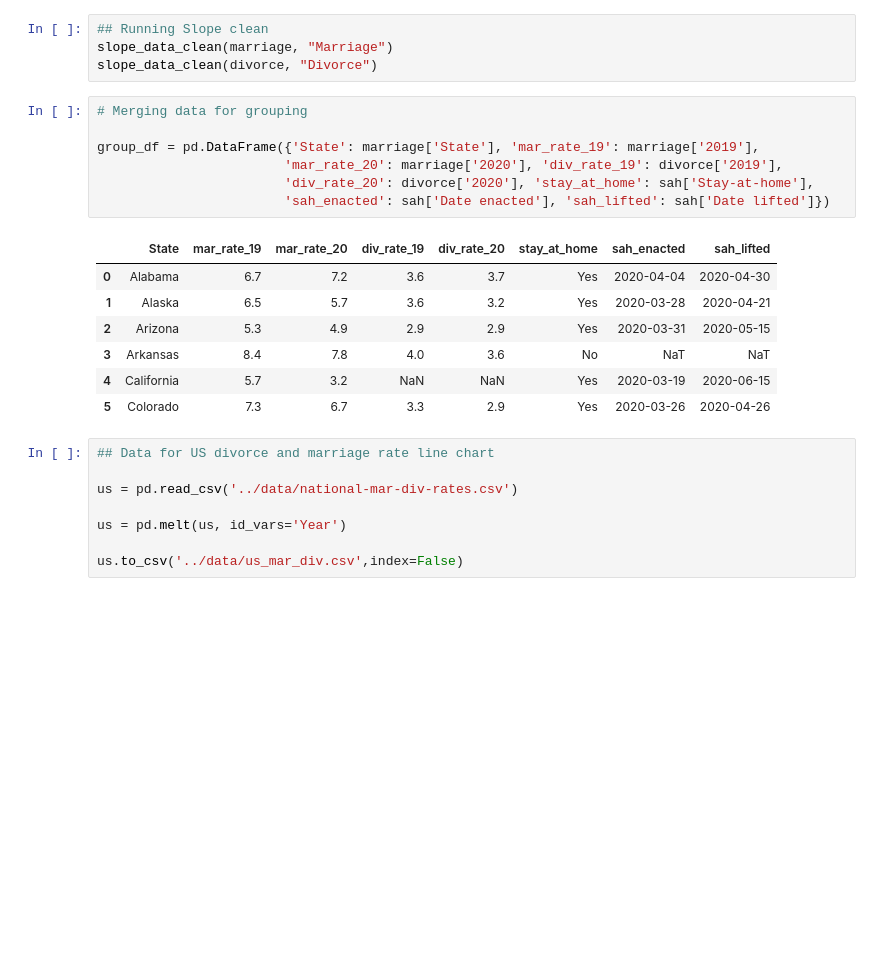
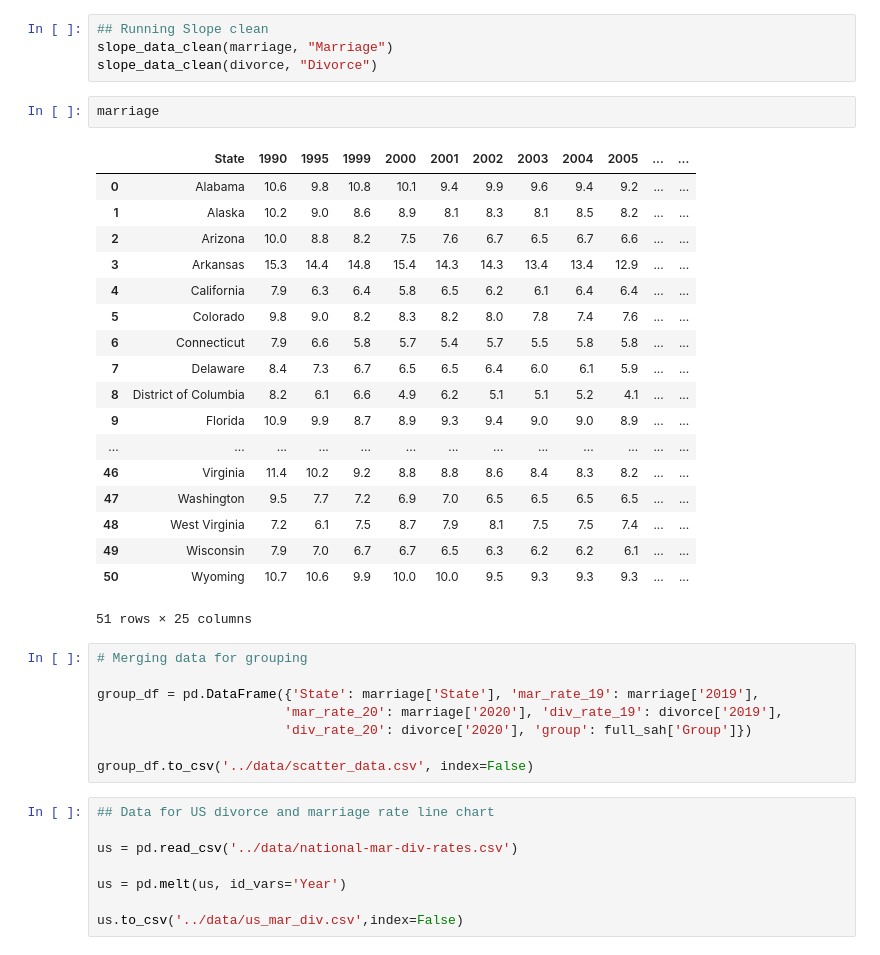
Before and after one commit to aforde17/CAPP30239_FA22, a Jupyter notebook: project/data-cleaning.ipynb, the cells around one changed output. Saved outputs shown, nothing was run; the diff lists cells and outputs as text; blank space fills up the shorter version.

Commit message:
Working on Marriage Rate scatter charts

```diff
--- a/project/data-cleaning.ipynb
+++ b/project/data-cleaning.ipynb
@@ -76,21 +80,35 @@ def slope_data_clean(df, type):
 ## Running Slope clean
 slope_data_clean(marriage, "Marriage")
 slope_data_clean(divorce, "Divorce")
+# %%
+marriage
+# %% [output]
+|  | State | 1990 | 1995 | 1999 | 2000 | 2001 | 2002 | 2003 | 2004 | 2005 | ... | ... |
+| 0 | Alabama | 10.6 | 9.8 | 10.8 | 10.1 | 9.4 | 9.9 | 9.6 | 9.4 | 9.2 | ... | ... |
+| 1 | Alaska | 10.2 | 9.0 | 8.6 | 8.9 | 8.1 | 8.3 | 8.1 | 8.5 | 8.2 | ... | ... |
+| 2 | Arizona | 10.0 | 8.8 | 8.2 | 7.5 | 7.6 | 6.7 | 6.5 | 6.7 | 6.6 | ... | ... |
+| 3 | Arkansas | 15.3 | 14.4 | 14.8 | 15.4 | 14.3 | 14.3 | 13.4 | 13.4 | 12.9 | ... | ... |
+| 4 | California | 7.9 | 6.3 | 6.4 | 5.8 | 6.5 | 6.2 | 6.1 | 6.4 | 6.4 | ... | ... |
+| 5 | Colorado | 9.8 | 9.0 | 8.2 | 8.3 | 8.2 | 8.0 | 7.8 | 7.4 | 7.6 | ... | ... |
+| 6 | Connecticut | 7.9 | 6.6 | 5.8 | 5.7 | 5.4 | 5.7 | 5.5 | 5.8 | 5.8 | ... | ... |
+| 7 | Delaware | 8.4 | 7.3 | 6.7 | 6.5 | 6.5 | 6.4 | 6.0 | 6.1 | 5.9 | ... | ... |
+| 8 | District of Columbia | 8.2 | 6.1 | 6.6 | 4.9 | 6.2 | 5.1 | 5.1 | 5.2 | 4.1 | ... | ... |
+| 9 | Florida | 10.9 | 9.9 | 8.7 | 8.9 | 9.3 | 9.4 | 9.0 | 9.0 | 8.9 | ... | ... |
+| ... | ... | ... | ... | ... | ... | ... | ... | ... | ... | ... | ... | ... |
+| 46 | Virginia | 11.4 | 10.2 | 9.2 | 8.8 | 8.8 | 8.6 | 8.4 | 8.3 | 8.2 | ... | ... |
+| 47 | Washington | 9.5 | 7.7 | 7.2 | 6.9 | 7.0 | 6.5 | 6.5 | 6.5 | 6.5 | ... | ... |
+| 48 | West Virginia | 7.2 | 6.1 | 7.5 | 8.7 | 7.9 | 8.1 | 7.5 | 7.5 | 7.4 | ... | ... |
+| 49 | Wisconsin | 7.9 | 7.0 | 6.7 | 6.7 | 6.5 | 6.3 | 6.2 | 6.2 | 6.1 | ... | ... |
+| 50 | Wyoming | 10.7 | 10.6 | 9.9 | 10.0 | 10.0 | 9.5 | 9.3 | 9.3 | 9.3 | ... | ... |
+51 rows × 25 columns
 # %%
 # Merging data for grouping
 
 group_df = pd.DataFrame({'State': marriage['State'], 'mar_rate_19': marriage['2019'],
                         'mar_rate_20': marriage['2020'], 'div_rate_19': divorce['2019'],
-                        'div_rate_20': divorce['2020'], 'stay_at_home': sah['Stay-at-home'],
-                        'sah_enacted': sah['Date enacted'], 'sah_lifted': sah['Date lifted']})
+                        'div_rate_20': divorce['2020'], 'group': full_sah['Group']})
+
+group_df.to_csv('../data/scatter_data.csv', index=False)
-# %% [output]
-|  | State | mar_rate_19 | mar_rate_20 | div_rate_19 | div_rate_20 | stay_at_home | sah_enacted | sah_lifted |
-| 0 | Alabama | 6.7 | 7.2 | 3.6 | 3.7 | Yes | 2020-04-04 | 2020-04-30 |
-| 1 | Alaska | 6.5 | 5.7 | 3.6 | 3.2 | Yes | 2020-03-28 | 2020-04-21 |
-| 2 | Arizona | 5.3 | 4.9 | 2.9 | 2.9 | Yes | 2020-03-31 | 2020-05-15 |
-| 3 | Arkansas | 8.4 | 7.8 | 4.0 | 3.6 | No | NaT | NaT |
-| 4 | California | 5.7 | 3.2 | NaN | NaN | Yes | 2020-03-19 | 2020-06-15 |
-| 5 | Colorado | 7.3 | 6.7 | 3.3 | 2.9 | Yes | 2020-03-26 | 2020-04-26 |
 # %%
 ## Data for US divorce and marriage rate line chart
 
```
Also changed, not shown: parts of 1 cell of this notebook, 3 other files.
